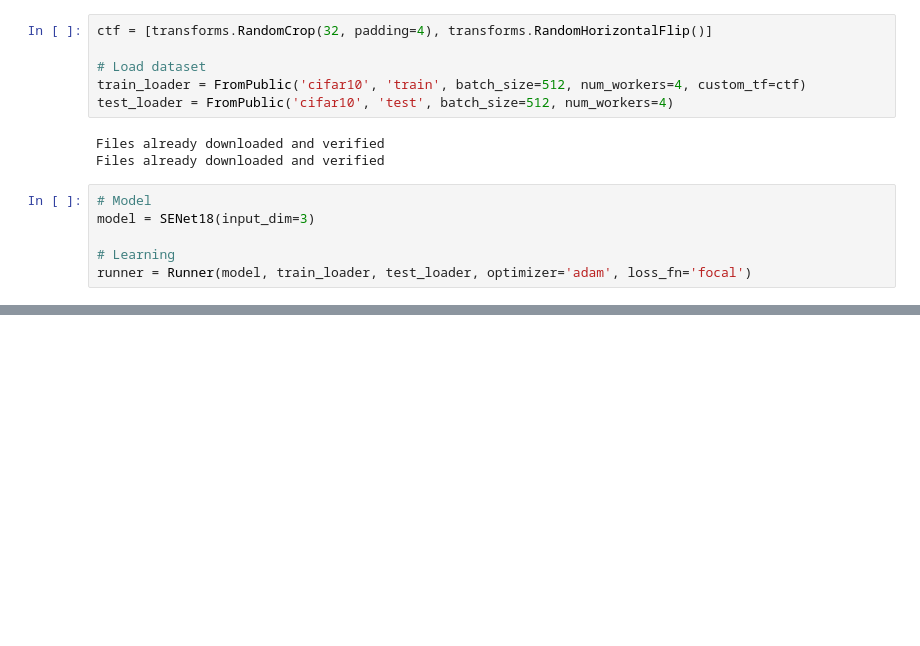
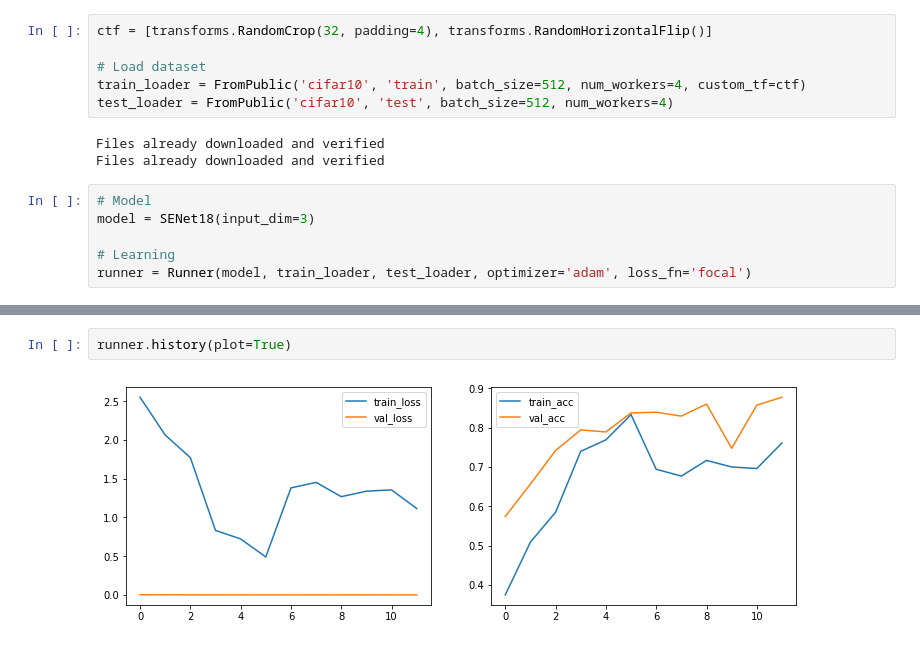
Before and after one commit to CorcovadoMing/Researchlib, a Jupyter notebook: Exp_cifar10.ipynb, the cells around one changed output, grey strips where cells are left out. Saved outputs shown, nothing was run; the diff lists cells and outputs as text; blank space fills up the shorter version.

Commit message:
Refine history

```diff
--- a/Exp_cifar10.ipynb
+++ b/Exp_cifar10.ipynb
@@ -43 +45,5 @@ for _ in range(3): runner.fit_onecycle(1e-3, mixup_alpha=0.4)
+# %%
+runner.history(plot=True)
+# %% [output]
+[figure, added]
 # %%
```
Also changed, not shown: parts of 6 cells of this notebook, 6 other files.
